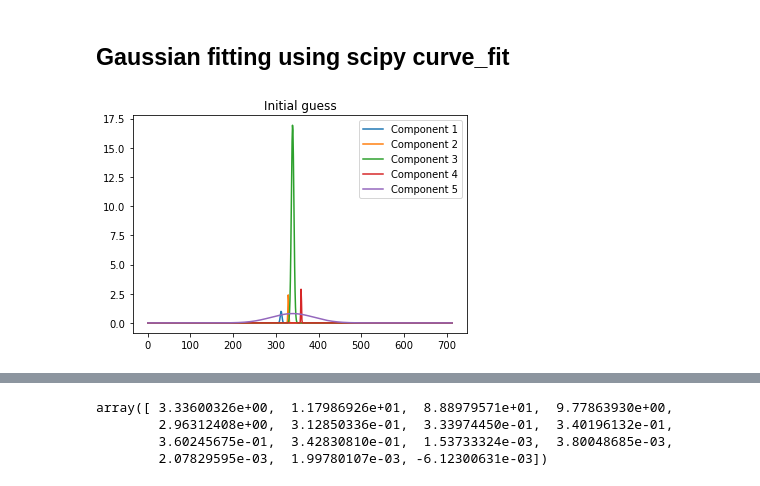
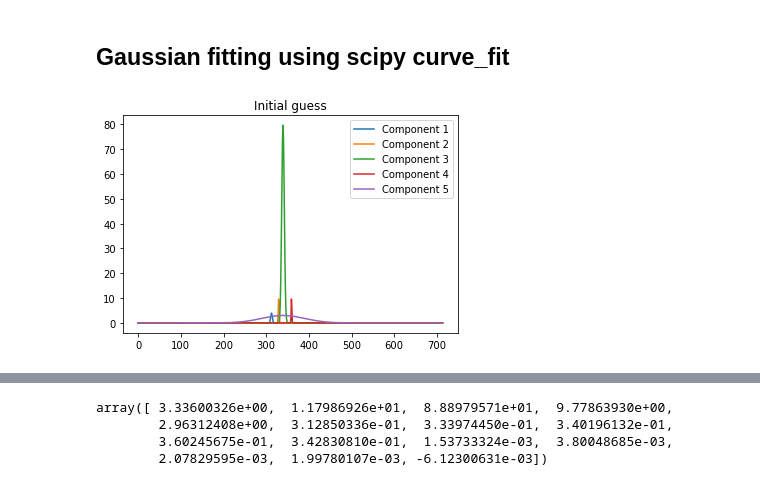
Before and after one commit to minyoungk99/IRES, a Jupyter notebook: J0332_gaussian_fitting.ipynb, the cells around one changed output, grey strips where cells are left out. Saved outputs shown, nothing was run; the diff lists cells and outputs as text; code cells hidden in the pictures.

```diff
--- a/J0332_gaussian_fitting.ipynb
+++ b/J0332_gaussian_fitting.ipynb
@@ -123,14 +123,15 @@ def gaussian(x, a1, a2, a3, a4, a5, m1, m2, m3, m4, m5, sd1, sd2, sd3, sd4, sd5)
     return model(x)
 # %%
 #Our gaussian model guesses
-amp = [1, 2.5, 17, 3, .8]
+#amp = [1, 2.5, 17, 3, .8]
+amp = [4, 10, 80, 10, 3]
 mean = [.313, .33, .34, .36,.34]
 stddev = [.002, .001, .003, .0008,.05]
 
 for i in range(len(amp)):
     g_init = models.Gaussian1D(amp[i], mean[i], stddev[i])
     plt.plot(g_init(x), label='Component {}'.format(i+1))
     plt.legend()
     plt.title('Initial guess')
 # %% [output]
-[figure, old version]
+[figure, new version]
```
Also changed, not shown: parts of 7 cells of this notebook, 1 other file.
